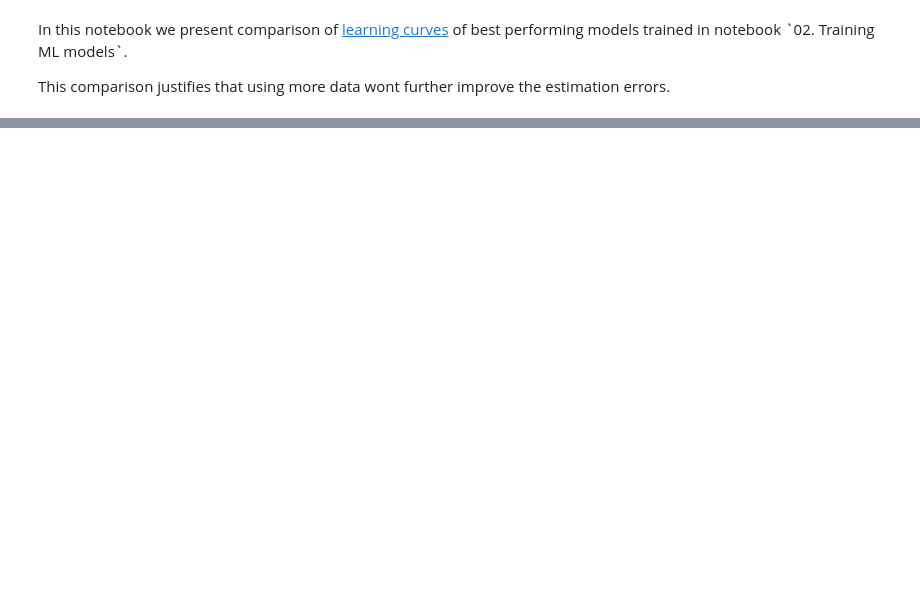
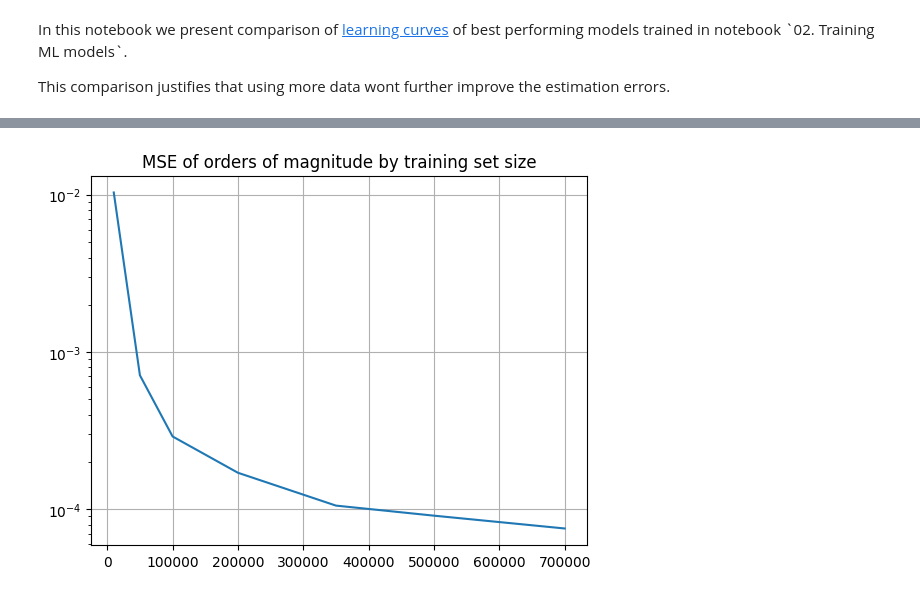
Before and after one commit to tpawlowski/qsp_emulation, a Jupyter notebook: notebooks/04. ML Models learning-curves.ipynb, the cells around one changed output, grey strips where cells are left out. Cells and saved outputs as stored; diff of their text form; code cells hidden in the pictures; blank space fills up the shorter version.

```diff
--- a/notebooks/04. ML Models learning-curves.ipynb
+++ b/notebooks/04. ML Models learning-curves.ipynb
@@ -166,0 +241,10 @@ for study_name, model_builder in [
+# %%
+import matplotlib.pyplot as plt
+
+plt.title("MSE of orders of magnitude by training set size")
+plt.yscale('log')
+plt.grid()
+plt.plot(PREFIX_SIZES, order_errors)
+plt.show()
+# %% [output]
+[figure, added]
```
Also changed, not shown: parts of 6 cells of this notebook, 24 other files.
